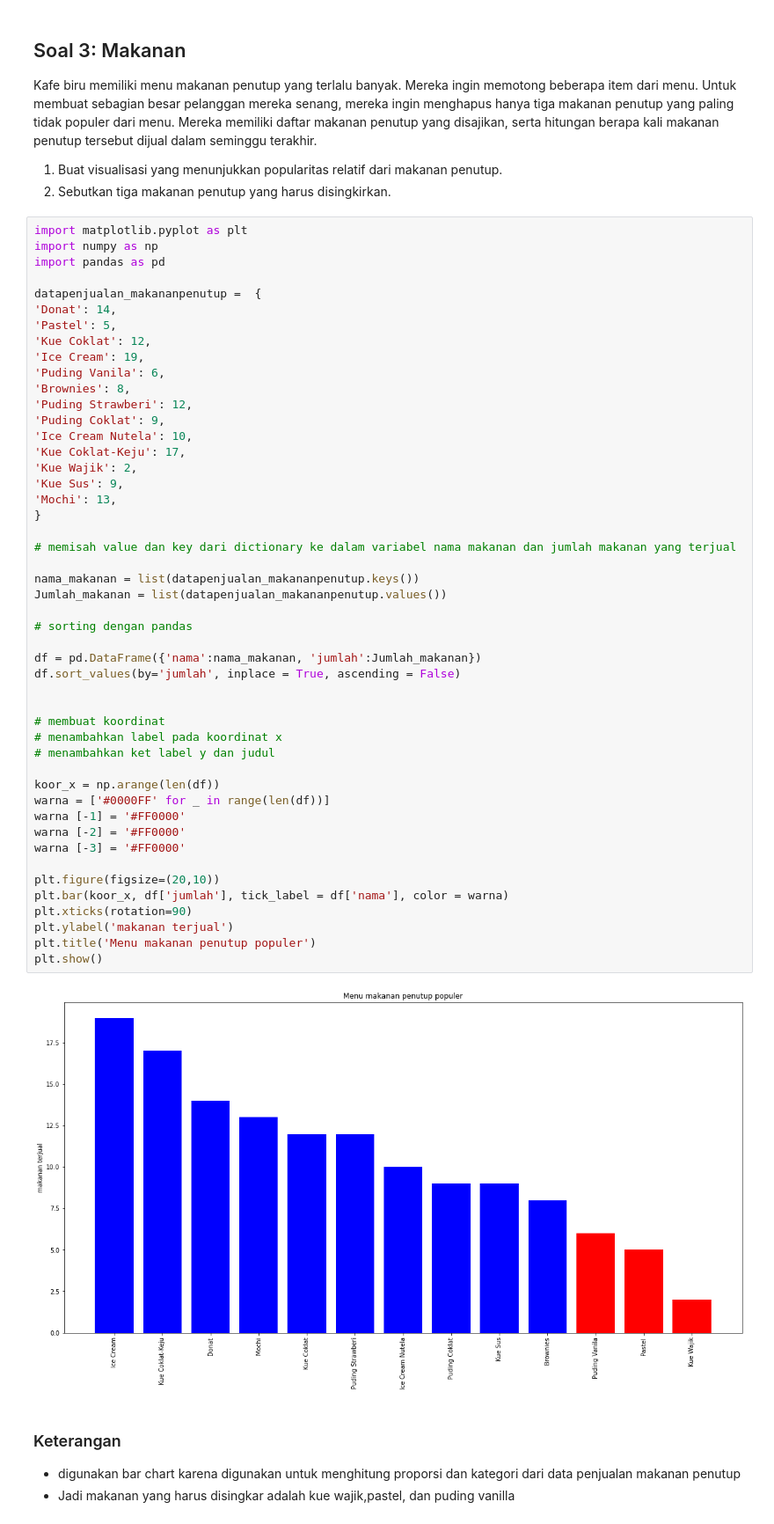
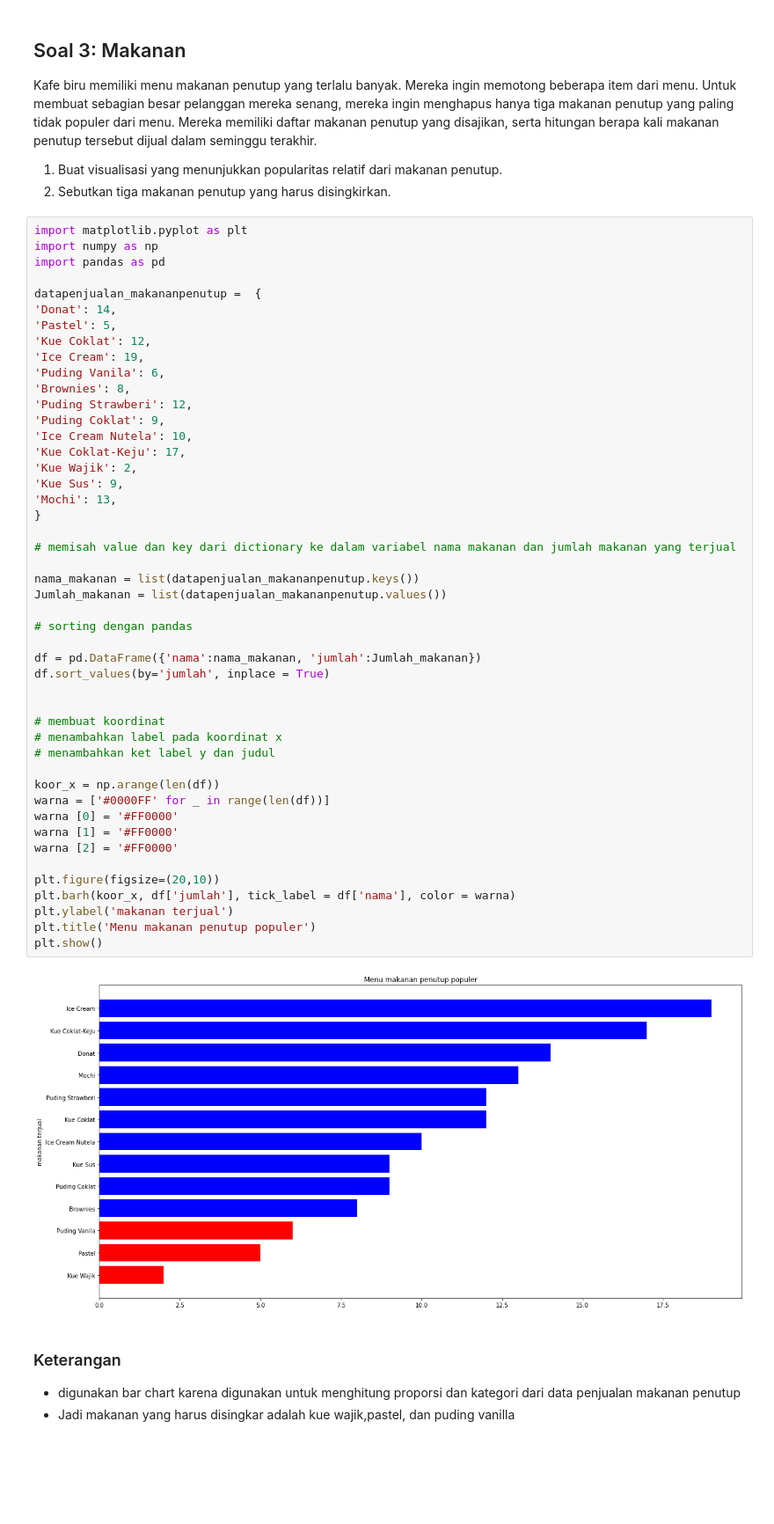
Before and after one commit to mikaelaldy/metodologi-data-science, a Jupyter notebook: Pertemuan_6/Tugas_672019256.ipynb, the cells around one changed output. Shown at 88% size. Drawn from its saved outputs; the diff is of its cells as text; blank space fills up the shorter version.

Commit message:
mengganti bar chart ke barh dan mengubah warnanya

```diff
--- a/Pertemuan_6/Tugas_672019256.ipynb
+++ b/Pertemuan_6/Tugas_672019256.ipynb
@@ -112,40 +112,39 @@ datapenjualan_makananpenutup =  {
 'Puding Coklat': 9,
 'Ice Cream Nutela': 10,
 'Kue Coklat-Keju': 17,
 'Kue Wajik': 2,
 'Kue Sus': 9,
 'Mochi': 13,
 }
 
 # memisah value dan key dari dictionary ke dalam variabel nama makanan dan jumlah makanan yang terjual
 
 nama_makanan = list(datapenjualan_makananpenutup.keys())
 Jumlah_makanan = list(datapenjualan_makananpenutup.values())
 
 # sorting dengan pandas
 
 df = pd.DataFrame({'nama':nama_makanan, 'jumlah':Jumlah_makanan})
-df.sort_values(by='jumlah', inplace = True, ascending = False)
+df.sort_values(by='jumlah', inplace = True)
 
 
 # membuat koordinat
 # menambahkan label pada koordinat x
 # menambahkan ket label y dan judul
 
 koor_x = np.arange(len(df))
 warna = ['#0000FF' for _ in range(len(df))]
-warna [-1] = '#FF0000'
-warna [-2] = '#FF0000'
-warna [-3] = '#FF0000'
+warna [0] = '#FF0000'
+warna [1] = '#FF0000'
+warna [2] = '#FF0000'
 
 plt.figure(figsize=(20,10))
-plt.bar(koor_x, df['jumlah'], tick_label = df['nama'], color = warna)
-plt.xticks(rotation=90)
+plt.barh(koor_x, df['jumlah'], tick_label = df['nama'], color = warna)
 plt.ylabel('makanan terjual')
 plt.title('Menu makanan penutup populer')
 plt.show()
 # %% [output]
-[figure, old version]
+[figure, new version]
 # %% [markdown]
 ### Keterangan
 * digunakan bar chart karena digunakan untuk menghitung proporsi dan kategori dari data penjualan makanan penutup
```
